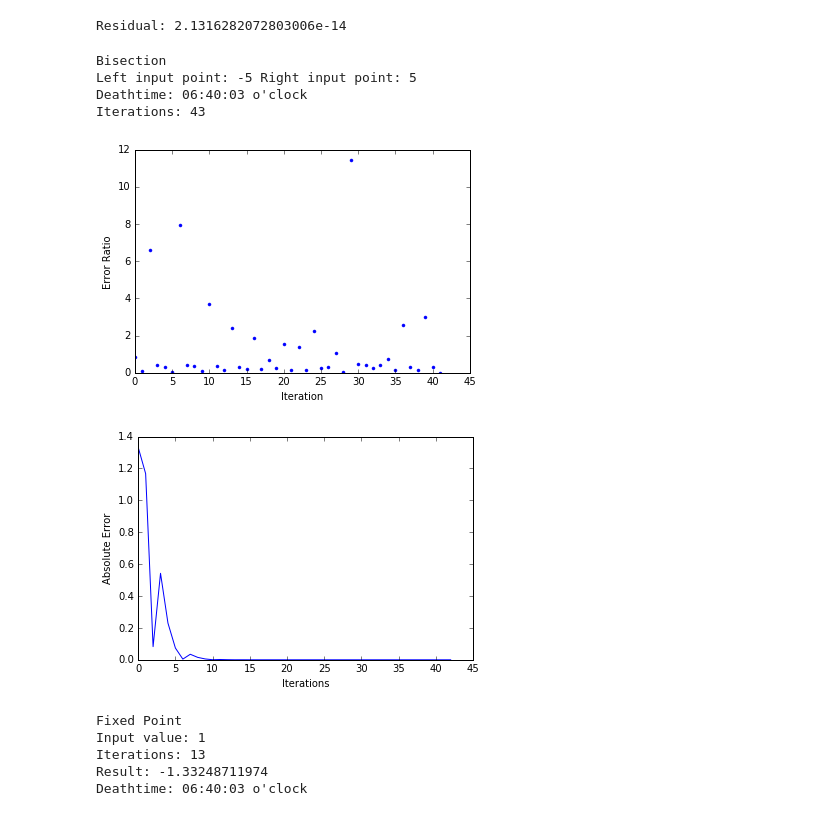
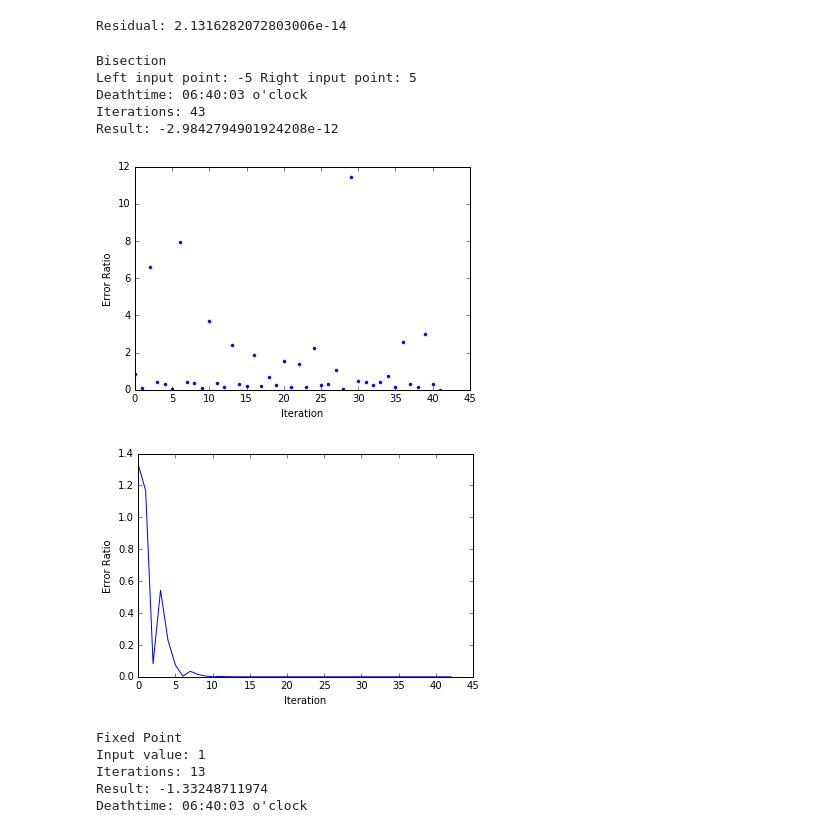
Before and after one commit to JonasDe/NumAn, a Jupyter notebook: Untitled.ipynb, the cells around one changed output. Cells and saved outputs as stored; diff of their text form; code cells hidden in the pictures.

```diff
--- a/Untitled.ipynb
+++ b/Untitled.ipynb
@@ -88,43 +85,30 @@ Residual: 2.1316282072803006e-14
 # %%
 print("Bisection")
 inputleft, inputright = -5,5
 print("Left input point:", inputleft, "Right input point:", inputright)
 bisec_res, bisec_err, bisec_c, bisec_iters, bisec_err_ls = bisection(time_of_death, inputleft, inputright)
 printDeath(bisec_c+8)
-#print("Fixed Point")
-#time_of_death_fixed = lambda t:  22 - 37 + 0.5*t  - 1/(2*x)+(10+1/(2*x))*np.e**(-x*t) + t
+
 time_of_death_fixed = lambda t: np.log(1+(5-0.5*t)/(10+1/(2*x)))/-x
 
 
 bisec_actual_err = np.abs((bisec_c - bisec_err_ls)/bisec_c)
 bisec_conv =  [bisec_actual_err[i]/bisec_actual_err[i-1] for i in range(1, len(bisec_err_ls))]
 z = np.linspace(0, len(bisec_conv)-1, len(bisec_conv))
-#print(bisec_conv)
-#print(np.vstack(np.array(bisec_conv)))
 print("Iterations:", bisec_iters)
-plt.ylabel("Error Ratio")
-plt.xlabel("Iteration")
-plt.plot(range(0,len(bisec_conv)), bisec_conv, '.')
-#a_matr = np.vstack([np.array(z),np.ones(len(z))]).T
-plt.figure()
-plt.xlabel("Iterations")
-plt.ylabel("Absolute Error")
-plt.plot(np.abs((bisec_c - bisec_err_ls)))
+print("Result:", bisec_res)
 
-#print(np.linalg.lstsq(a_matr, bisec_conv))
-#print("A size ", len(a_matr), " bisec_conv ", len(bisec_conv), " zeta ", len(z))
-#plt.plot(np.linalg.lstsq(a_matr, bisec_conv))
-#plt.ylim(0, 1)
-#plt.plot(z,(lambda z: time_of_death_deriv(z)+1)(z))
-#print("Derivative of time of death " ,(lambda z: time_of_death_deriv(z)+1)(bisec_c))
-plt.show()
+printResultGraph(bisec_conv, "Error Ratio", "Iteration", True)
+
+printResultGraph(np.abs((bisec_c - bisec_err_ls)), "Error Ratio","Iteration")
 # %% [output]
 Bisection
 Left input point: -5 Right input point: 5
 Deathtime: 06:40:03 o'clock
 Iterations: 43
+Result: -2.9842794901924208e-12
 [figure]
-[figure, old version]
+[figure, new version]
 # %%
 inputfixed = 1
 fixed_x, fixed_res, fixed_iters, fixed_err_ls = fixedpoint(time_of_death_fixed, inputfixed)
```
Also changed, not shown: parts of 5 cells of this notebook.
